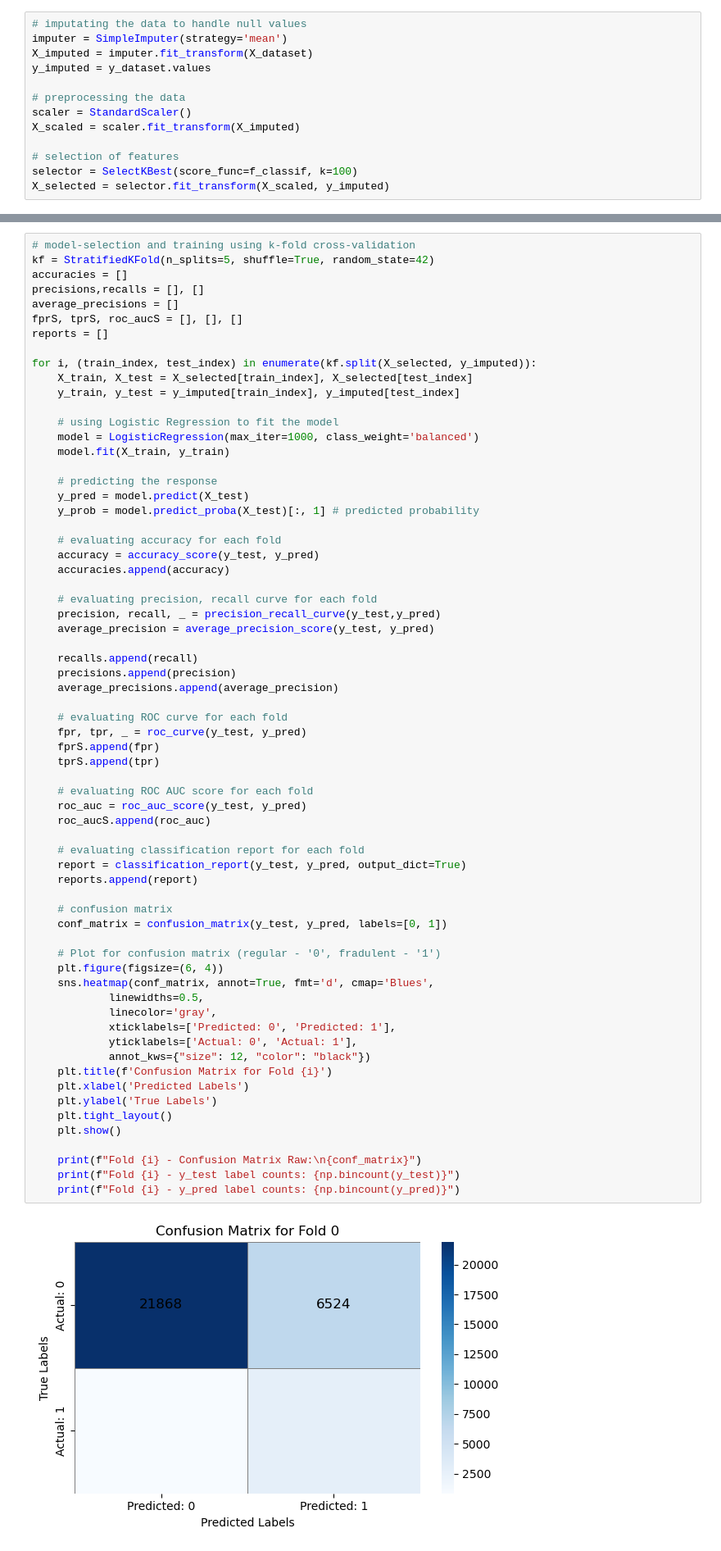
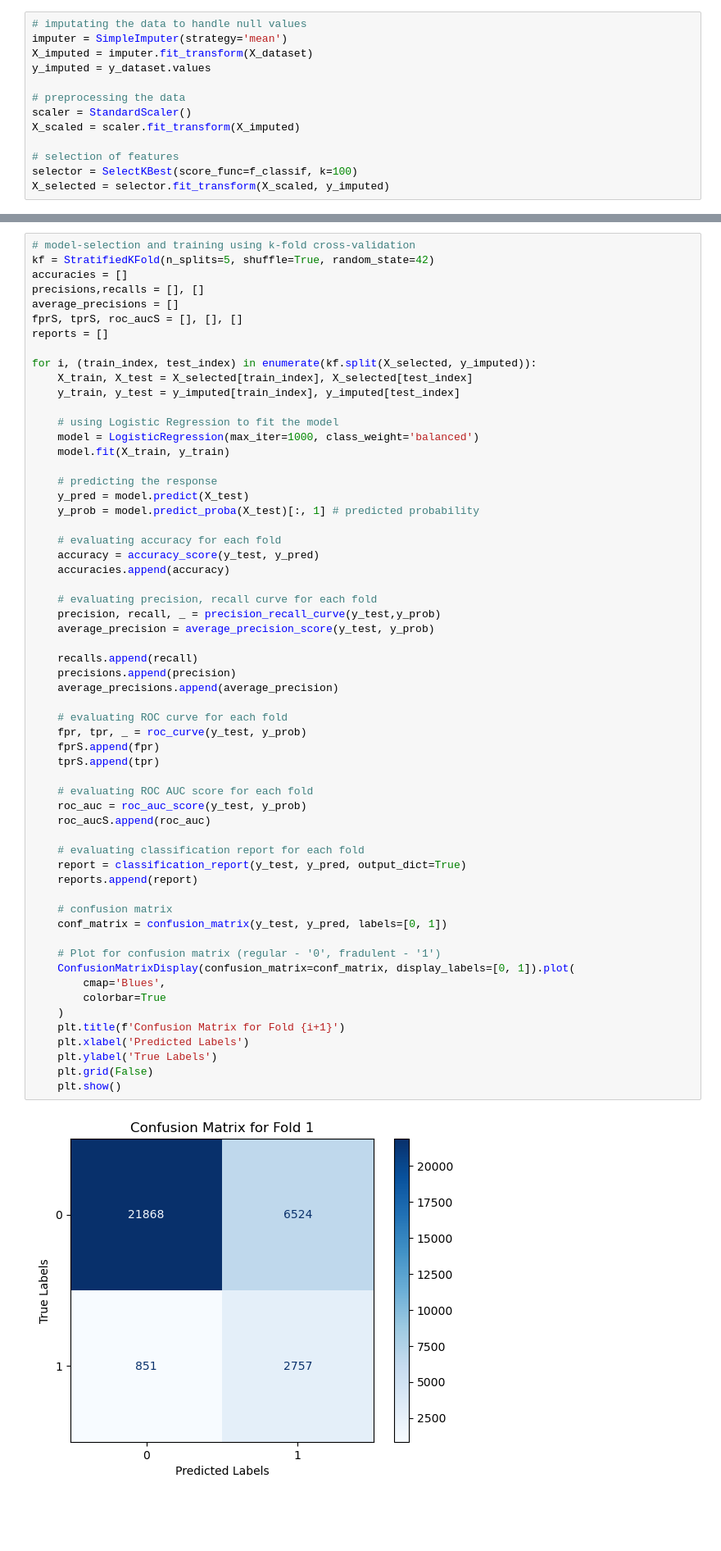
Before and after one commit to tkavi/Credit_Card_Fraud_Detection, a Jupyter notebook: CC_Fraud_LogisticReg.ipynb, the cells around one changed output, grey strips where cells are left out. Shown at 82% size. Saved outputs shown, nothing was run; the diff lists cells and outputs as text; blank space fills up the shorter version.

```diff
--- a/CC_Fraud_LogisticReg.ipynb
+++ b/CC_Fraud_LogisticReg.ipynb
@@ -133,48 +134,41 @@ for i, (train_index, test_index) in enumerate(kf.split(X_selected, y_imputed)):
 
     # evaluating accuracy for each fold
     accuracy = accuracy_score(y_test, y_pred)
     accuracies.append(accuracy)
 
     # evaluating precision, recall curve for each fold
-    precision, recall, _ = precision_recall_curve(y_test,y_pred)
-    average_precision = average_precision_score(y_test, y_pred)
+    precision, recall, _ = precision_recall_curve(y_test,y_prob)
+    average_precision = average_precision_score(y_test, y_prob)
 
     recalls.append(recall)
     precisions.append(precision)
     average_precisions.append(average_precision)
 
     # evaluating ROC curve for each fold
-    fpr, tpr, _ = roc_curve(y_test, y_pred)
+    fpr, tpr, _ = roc_curve(y_test, y_prob)
     fprS.append(fpr)
     tprS.append(tpr)
 
     # evaluating ROC AUC score for each fold
-    roc_auc = roc_auc_score(y_test, y_pred)
+    roc_auc = roc_auc_score(y_test, y_prob)
     roc_aucS.append(roc_auc)
 
     # evaluating classification report for each fold
     report = classification_report(y_test, y_pred, output_dict=True)
     reports.append(report)
 
     # confusion matrix
     conf_matrix = confusion_matrix(y_test, y_pred, labels=[0, 1])
 
     # Plot for confusion matrix (regular - '0', fradulent - '1')
-    plt.figure(figsize=(6, 4))
-    sns.heatmap(conf_matrix, annot=True, fmt='d', cmap='Blues',
-            linewidths=0.5,
-            linecolor='gray',
-            xticklabels=['Predicted: 0', 'Predicted: 1'],
-            yticklabels=['Actual: 0', 'Actual: 1'],
-            annot_kws={"size": 12, "color": "black"})
-    plt.title(f'Confusion Matrix for Fold {i}')
+    ConfusionMatrixDisplay(confusion_matrix=conf_matrix, display_labels=[0, 1]).plot(
+        cmap='Blues',
+        colorbar=True
+    )
+    plt.title(f'Confusion Matrix for Fold {i+1}')
     plt.xlabel('Predicted Labels')
     plt.ylabel('True Labels')
-    plt.tight_layout()
+    plt.grid(False)
     plt.show()
-
-    print(f"Fold {i} - Confusion Matrix Raw:\n{conf_matrix}")
-    print(f"Fold {i} - y_test label counts: {np.bincount(y_test)}")
-    print(f"Fold {i} - y_pred label counts: {np.bincount(y_pred)}")
 # %% [output]
-[figure, old version]
+[figure, new version]
```
Also changed, not shown: parts of 14 cells of this notebook.
